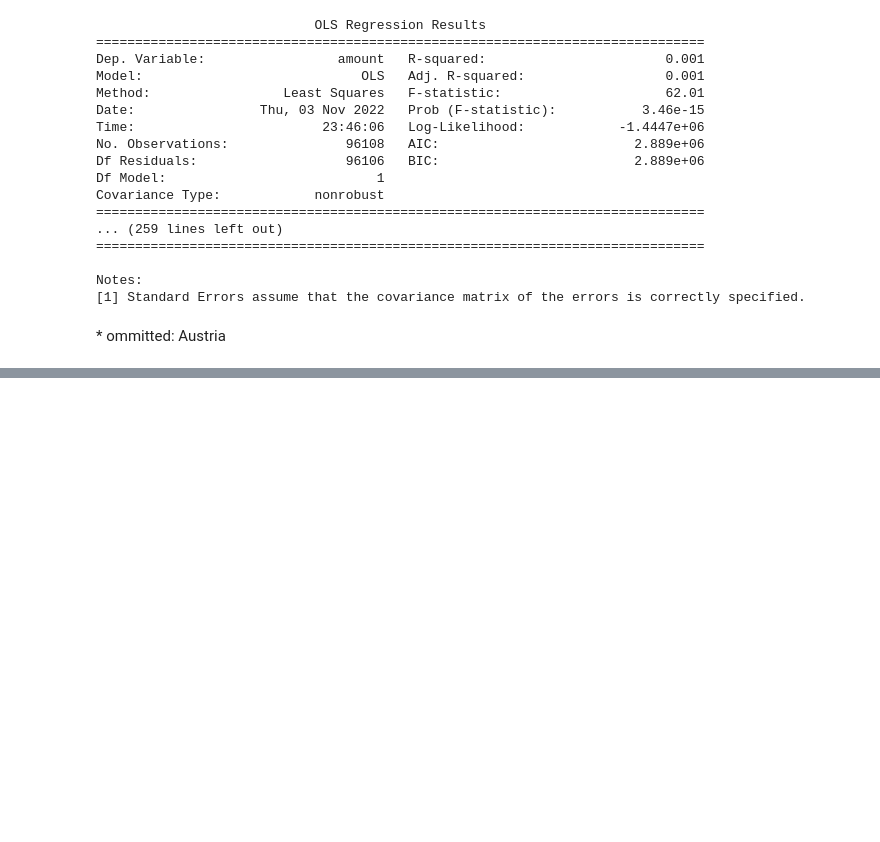
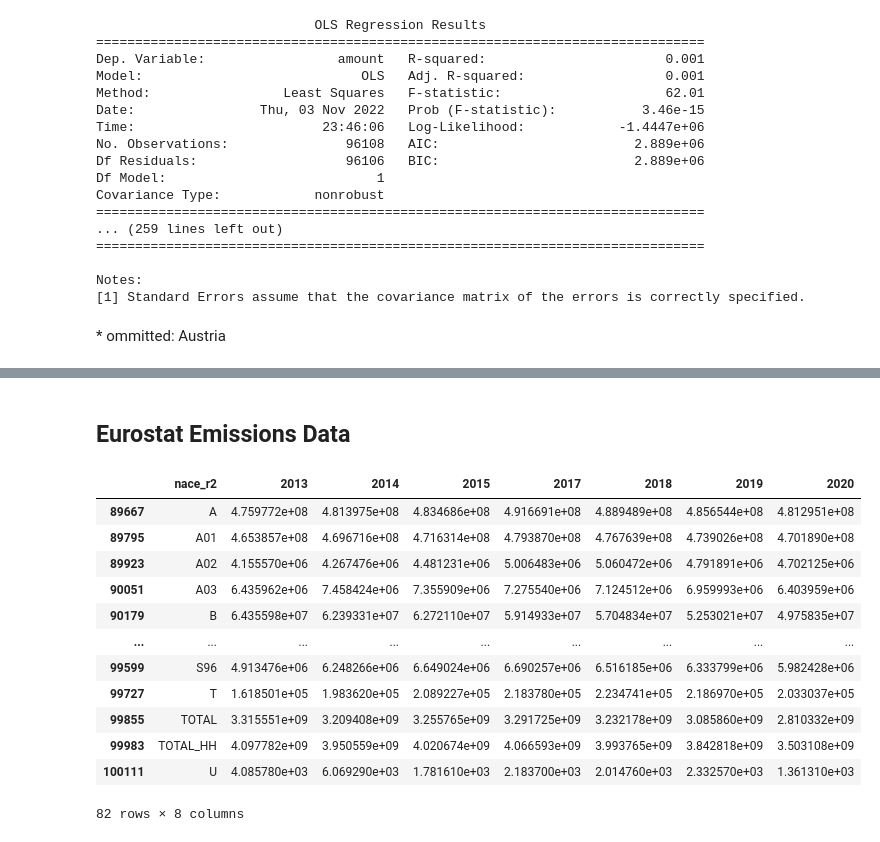
Before and after one commit to joshder/Emission-Trading, a Jupyter notebook: Code/Emissions Trading.ipynb, the cells around one changed output, grey strips where cells are left out. Saved outputs shown, nothing was run; the diff lists cells and outputs as text; code cells hidden in the pictures; blank space fills up the shorter version.

```diff
--- a/Code/Emissions Trading.ipynb
+++ b/Code/Emissions Trading.ipynb
@@ -665,0 +759,2 @@ Notes:
+# %% [markdown]
+## Eurostat Emissions Data
@@ -665,0 +763,26 @@ Notes:
+# %%
+import eurostat
+eurostat_emissions_raw = eurostat.get_data_df('env_ac_ainah_r2')
+# %%
+eurostat_emissions = eurostat_emissions_raw.loc[eurostat_emissions_raw['geo\TIME_PERIOD'] == 'EU27_2020']
+# %%
+eurostat_emissions_ghg = eurostat_emissions.loc[eurostat_emissions["airpol"] == 'GHG']
+eurostat_emissions_ghg = eurostat_emissions_ghg.loc[eurostat_emissions["unit"] == 'T']
+# %%
+eurostat_emissions_ghg = eurostat_emissions_ghg[['nace_r2', "2013", "2014", "2015", "2017", "2018", "2019", "2020"]]
+# %%
+eurostat_emissions_ghg
+# %% [output]
+|  | nace_r2 | 2013 | 2014 | 2015 | 2017 | 2018 | 2019 | 2020 |
+| 89667 | A | 4.759772e+08 | 4.813975e+08 | 4.834686e+08 | 4.916691e+08 | 4.889489e+08 | 4.856544e+08 | 4.812951e+08 |
+| 89795 | A01 | 4.653857e+08 | 4.696716e+08 | 4.716314e+08 | 4.793870e+08 | 4.767639e+08 | 4.739026e+08 | 4.701890e+08 |
+| 89923 | A02 | 4.155570e+06 | 4.267476e+06 | 4.481231e+06 | 5.006483e+06 | 5.060472e+06 | 4.791891e+06 | 4.702125e+06 |
+| 90051 | A03 | 6.435962e+06 | 7.458424e+06 | 7.355909e+06 | 7.275540e+06 | 7.124512e+06 | 6.959993e+06 | 6.403959e+06 |
+| 90179 | B | 6.435598e+07 | 6.239331e+07 | 6.272110e+07 | 5.914933e+07 | 5.704834e+07 | 5.253021e+07 | 4.975835e+07 |
+| ... | ... | ... | ... | ... | ... | ... | ... | ... |
+| 99599 | S96 | 4.913476e+06 | 6.248266e+06 | 6.649024e+06 | 6.690257e+06 | 6.516185e+06 | 6.333799e+06 | 5.982428e+06 |
+| 99727 | T | 1.618501e+05 | 1.983620e+05 | 2.089227e+05 | 2.183780e+05 | 2.234741e+05 | 2.186970e+05 | 2.033037e+05 |
+| 99855 | TOTAL | 3.315551e+09 | 3.209408e+09 | 3.255765e+09 | 3.291725e+09 | 3.232178e+09 | 3.085860e+09 | 2.810332e+09 |
+| 99983 | TOTAL_HH | 4.097782e+09 | 3.950559e+09 | 4.020674e+09 | 4.066593e+09 | 3.993765e+09 | 3.842818e+09 | 3.503108e+09 |
+| 100111 | U | 4.085780e+03 | 6.069290e+03 | 1.781610e+03 | 2.183700e+03 | 2.014760e+03 | 2.332570e+03 | 1.361310e+03 |
+82 rows × 8 columns
```
Also changed, not shown: parts of 41 cells of this notebook.
